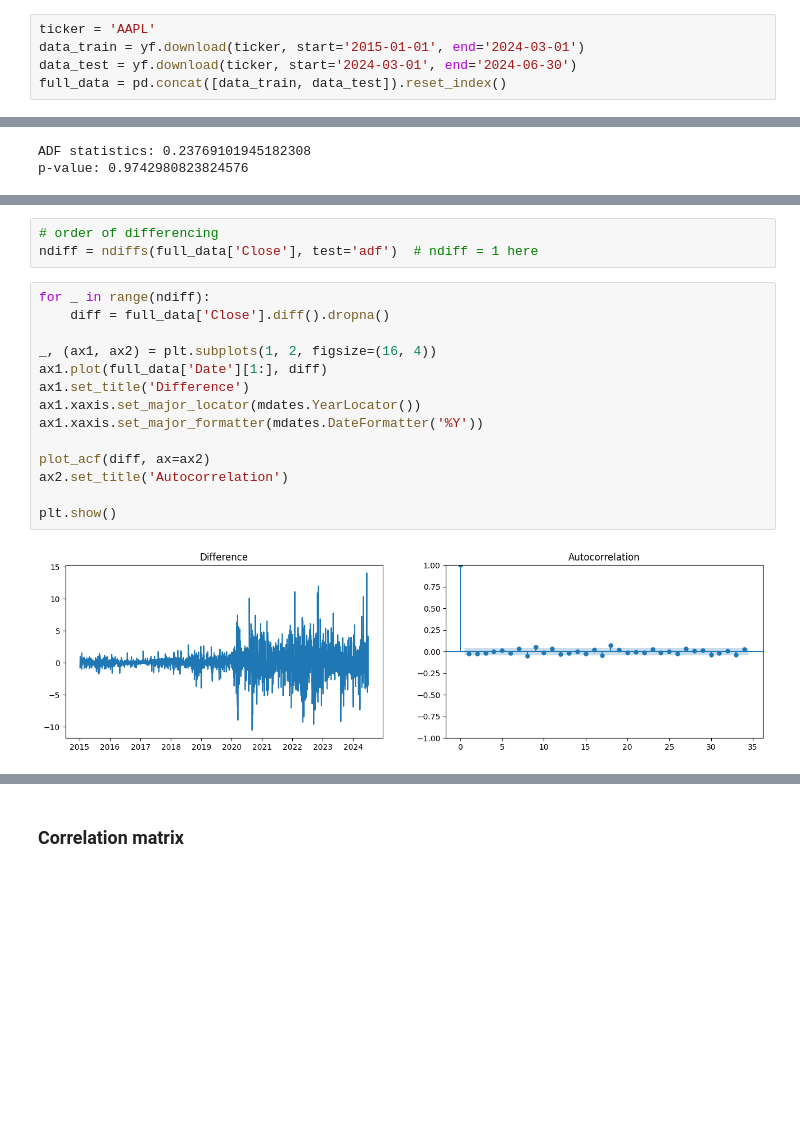
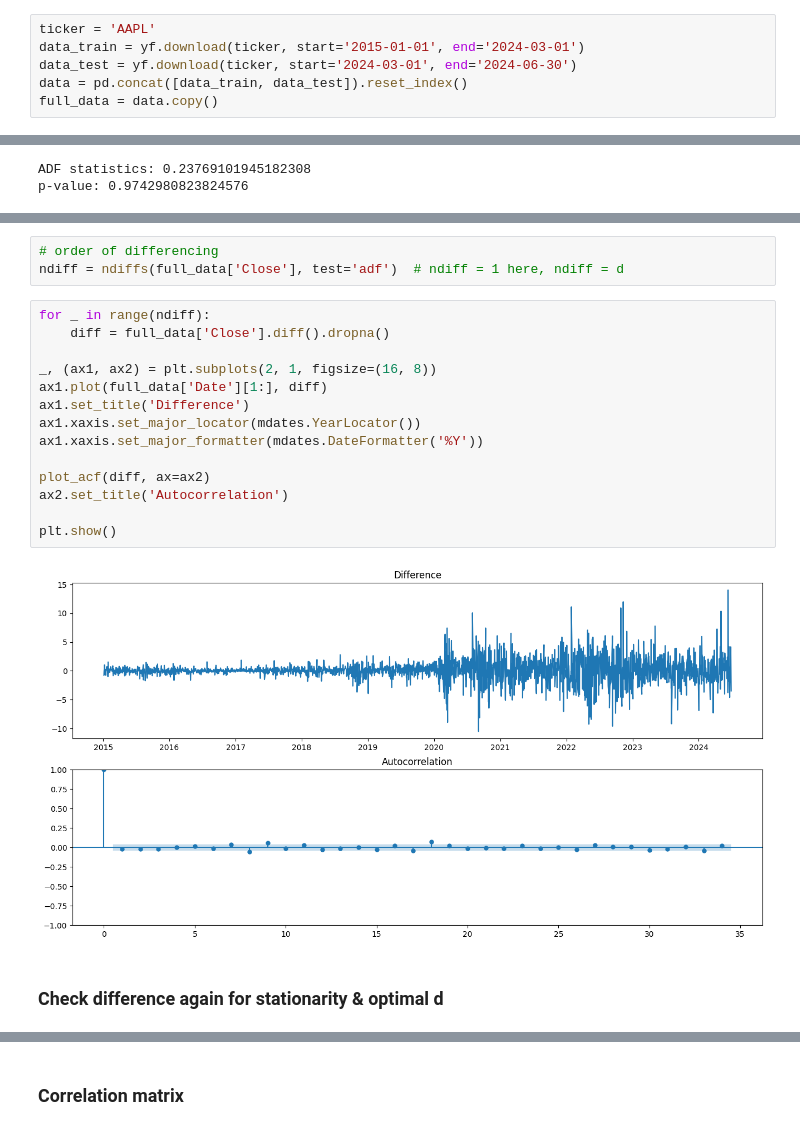
Before and after one commit to songthao1610/FinPortOpt, a Jupyter notebook: stock_model.ipynb, the cells around one changed output, grey strips where cells are left out. Drawn from its saved outputs; the diff is of its cells as text; blank space fills up the shorter version.

```diff
--- a/stock_model.ipynb
+++ b/stock_model.ipynb
@@ -28,7 +28,8 @@ from keras.api.layers import LSTM, Dense
 ticker = 'AAPL'
 data_train = yf.download(ticker, start='2015-01-01', end='2024-03-01')
 data_test = yf.download(ticker, start='2024-03-01', end='2024-06-30')
-full_data = pd.concat([data_train, data_test]).reset_index()
+data = pd.concat([data_train, data_test]).reset_index()
+full_data = data.copy()
 # %% [output]
 [*********************100%%**********************]  1 of 1 completed
 [*********************100%%**********************]  1 of 1 completed
@@ -140,20 +145,22 @@ plt.show()
 [figure]
 # %%
 # order of differencing
-ndiff = ndiffs(full_data['Close'], test='adf')  # ndiff = 1 here
+ndiff = ndiffs(full_data['Close'], test='adf')  # ndiff = 1 here, ndiff = d
 # %%
 for _ in range(ndiff):
 	diff = full_data['Close'].diff().dropna()
 
-_, (ax1, ax2) = plt.subplots(1, 2, figsize=(16, 4))
+_, (ax1, ax2) = plt.subplots(2, 1, figsize=(16, 8))
 ax1.plot(full_data['Date'][1:], diff)
 ax1.set_title('Difference')
 ax1.xaxis.set_major_locator(mdates.YearLocator())
 ax1.xaxis.set_major_formatter(mdates.DateFormatter('%Y'))
 
 plot_acf(diff, ax=ax2)
 ax2.set_title('Autocorrelation')
 
 plt.show()
 # %% [output]
-[figure, old version]
+[figure, new version]
+# %% [markdown]
+### Check difference again for stationarity & optimal d
```
Also changed, not shown: parts of 21 cells of this notebook.
